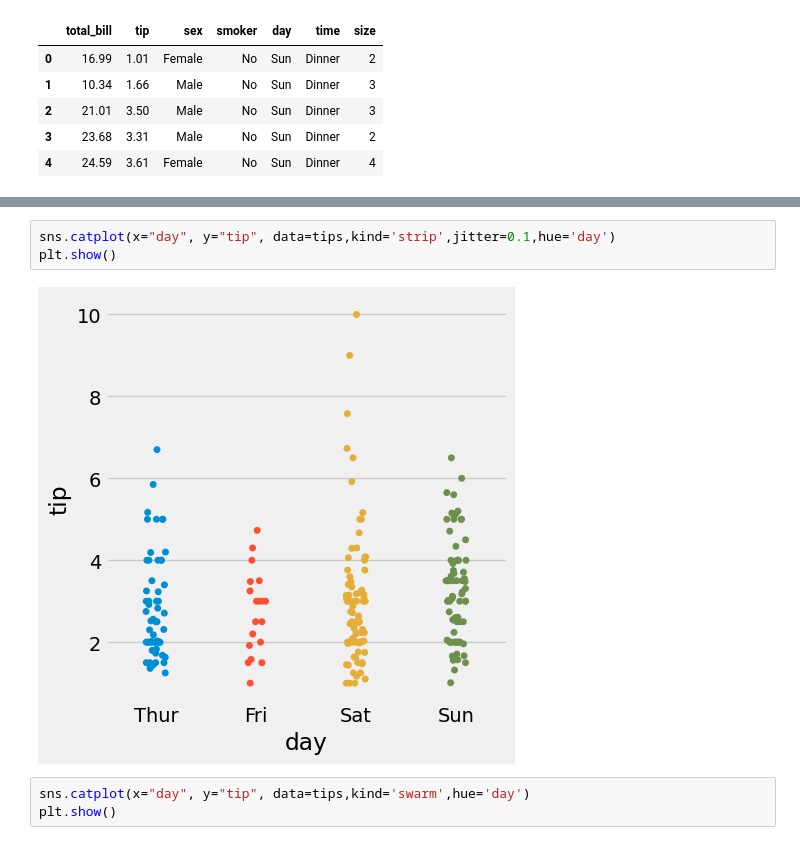
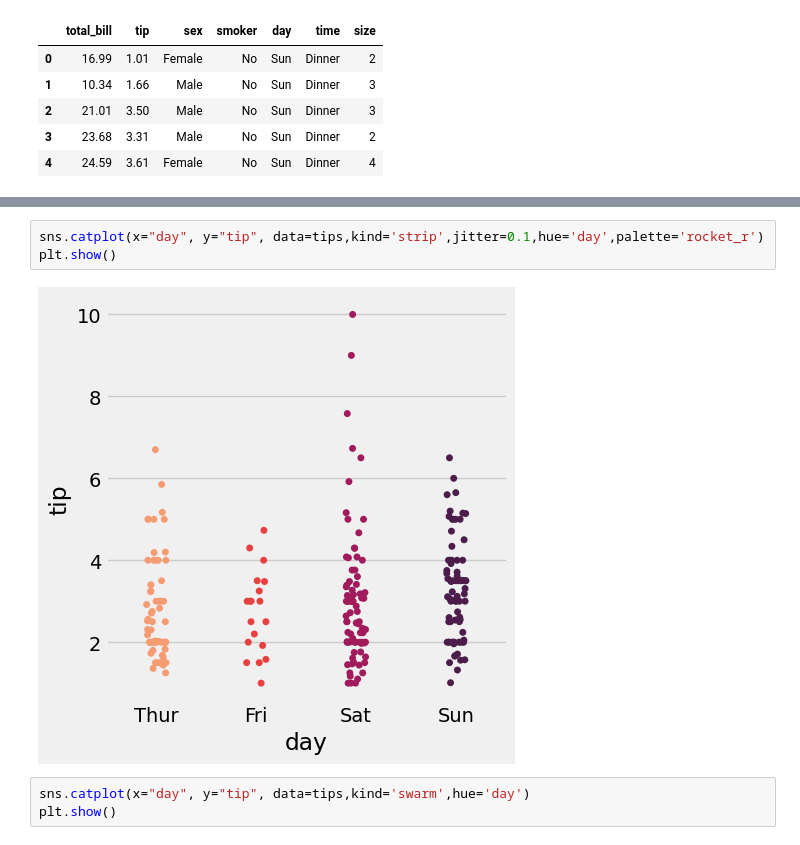
Before and after one commit to syedmqasim029/2026-Python-Data-Analysis-Visualization-Masterclass, a Jupyter notebook: CategoricalData.ipynb, the cells around one changed output, grey strips where cells are left out. Saved outputs shown, nothing was run; the diff lists cells and outputs as text.

```diff
--- a/CategoricalData.ipynb
+++ b/CategoricalData.ipynb
@@ -25,8 +25,8 @@ plt.show()
 # %%
-sns.catplot(x="day", y="tip", data=tips,kind='strip',jitter=0.1,hue='day')
+sns.catplot(x="day", y="tip", data=tips,kind='strip',jitter=0.1,hue='day',palette='rocket_r')
 plt.show()
 # %% [output]
-[figure, old version]
+[figure, new version]
 # %%
 sns.catplot(x="day", y="tip", data=tips,kind='swarm',hue='day')
 plt.show()
```
Also changed, not shown: parts of 2 cells of this notebook.
